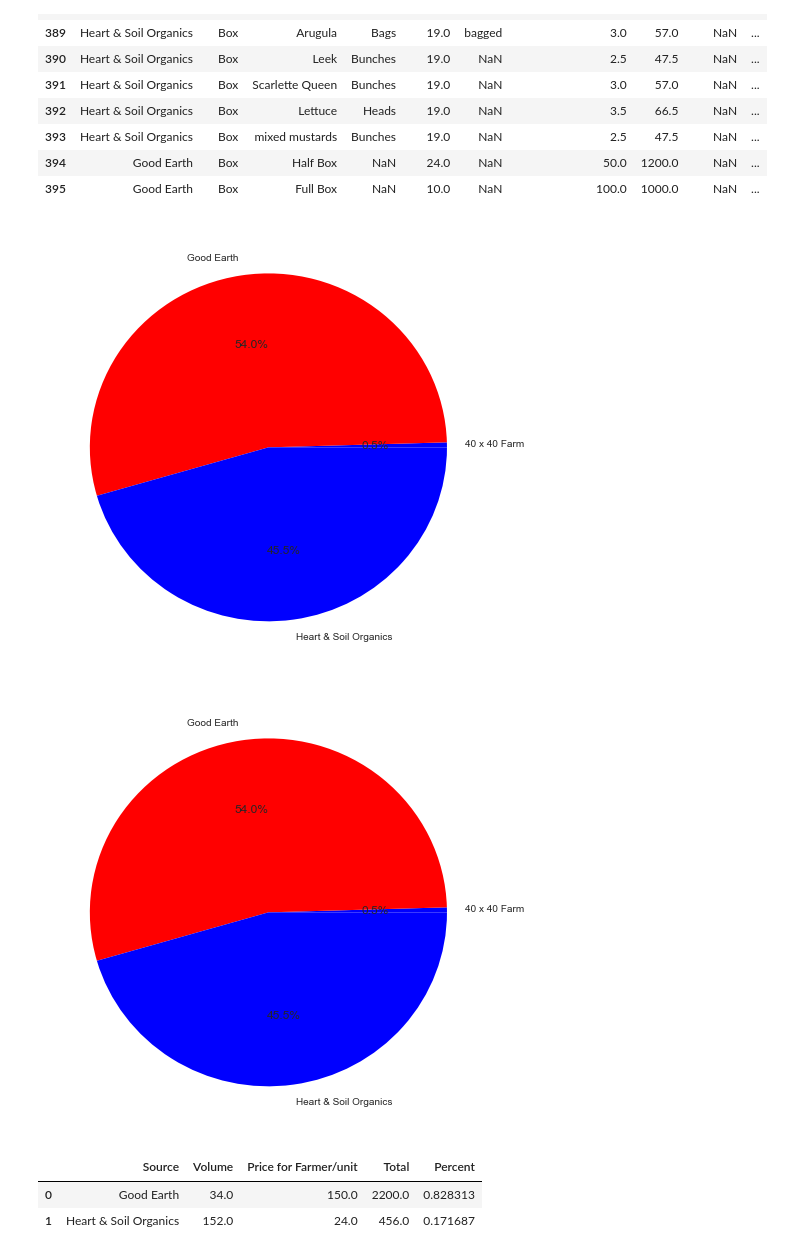
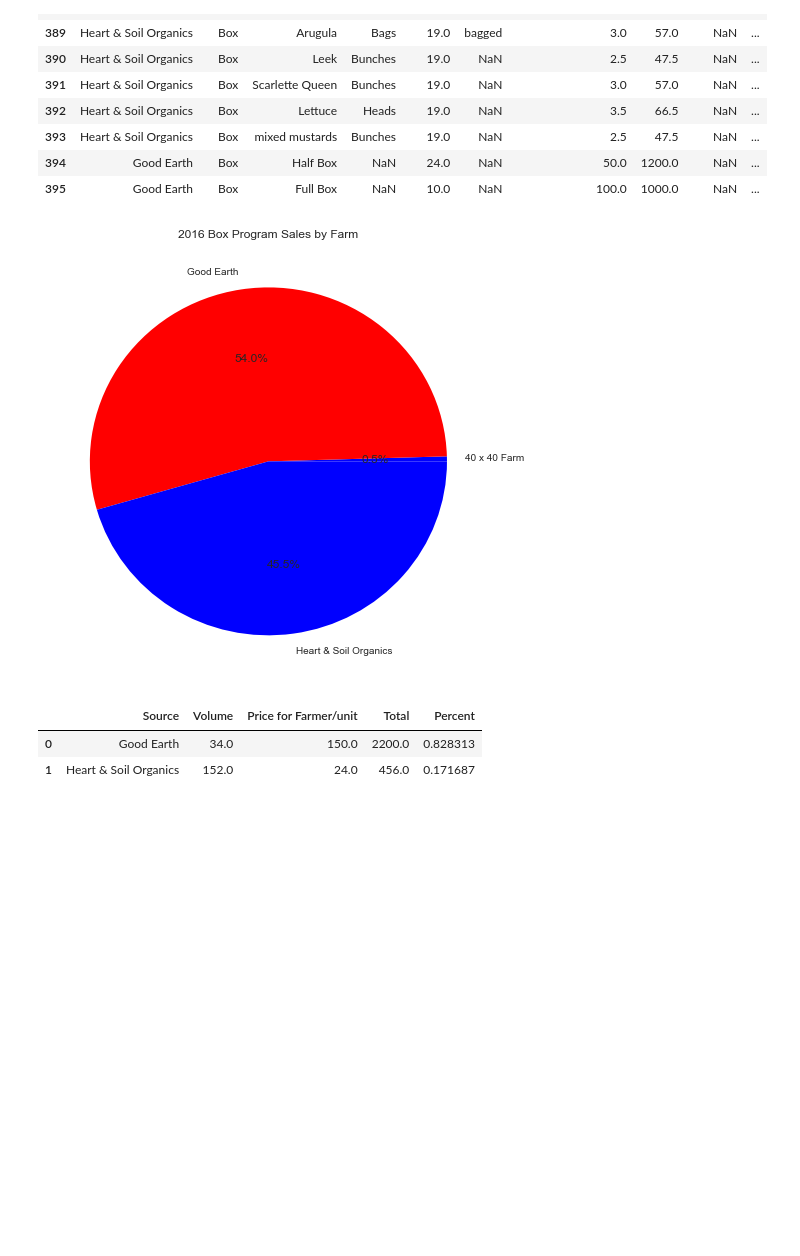
Before and after one commit to james-parks/gabriola, a Jupyter notebook: Gabriola Farm Info.ipynb, the cells around one changed output. Cells and saved outputs as stored; diff of their text form; code cells hidden in the pictures; blank space fills up the shorter version.

```diff
--- a/Gabriola Farm Info.ipynb
+++ b/Gabriola Farm Info.ipynb
@@ -139,14 +142,13 @@ box2017_grouped=box2017_grouped.reset_index()
 # %%
 # 2016 Box Program Farm Percentages
 fracs_2016 = box2016_grouped.Percent
 colors = ['b', 'r']
 fig, ax = plt.subplots(figsize=(8, 8))  # make the plot square
 pie = ax.pie(fracs_2016, colors=colors, labels=box2016_grouped.Source,autopct='%1.1f%%')
-#ax.title("check")
+plt.title("2016 Box Program Sales by Farm")
 plt.show()
 # %% [output]
-[figure, old version]
+[figure, new version]
-[figure, removed]
 # %%
 box2017_grouped
 # %% [output]
```
Also changed, not shown: parts of 12 cells of this notebook.
